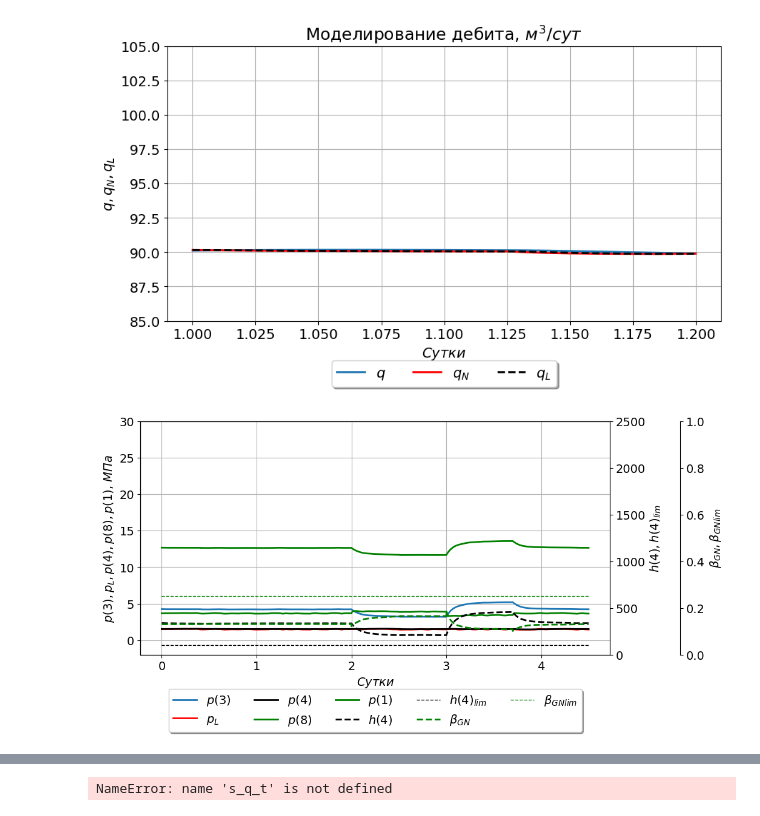
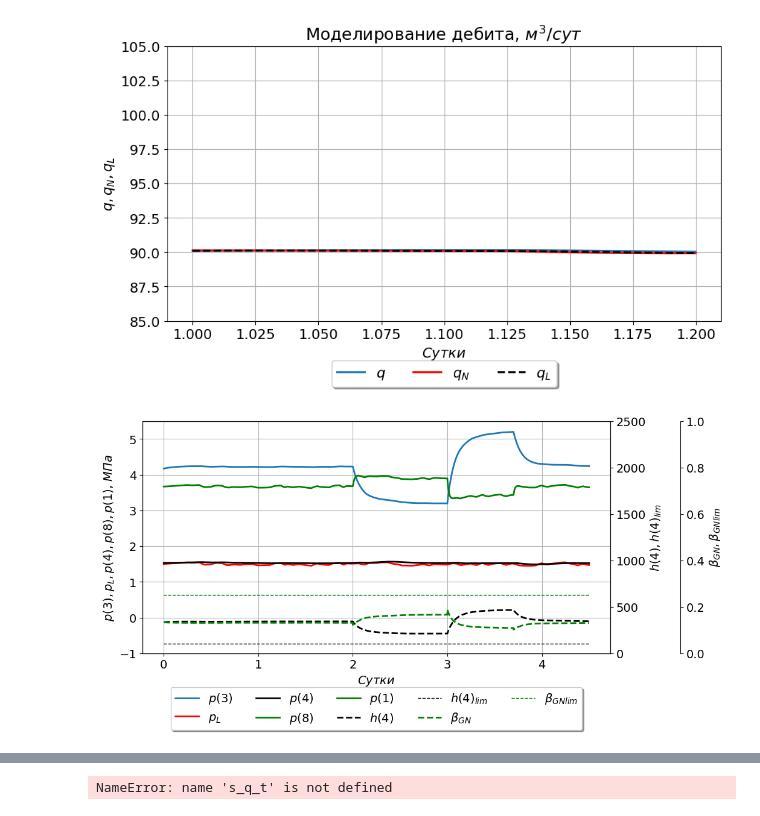
Before and after one commit to IANovoselov/well, a Jupyter notebook: well.ipynb, the cells around one changed output, grey strips where cells are left out. Cells and saved outputs as stored; diff of their text form; code cells hidden in the pictures.

```diff
--- a/well.ipynb
+++ b/well.ipynb
@@ -72,7 +65,7 @@ class Pump:
   H_N = 2000  # уровень подвеса
   q_0 = 90  # номинальный дебит
   h_0 = 2300  # номинальный напор
-  t_N = 0.01  # Постоянная времени насоса
+  t_N = 0.02  # Постоянная времени насоса
 
   # Гидросопротивление
   r_N = 4  # НКТ
@@ -257,17 +250,18 @@ class Well:
       self.p_1 = self.reservoir.p_R - self.reservoir.r_R * self.q
       self.p_2 = self.reservoir.p_R - self.reservoir.r_2 * self.q
 
-      self.b_0 = 1 + ((1-self.oil.betta) * self.oil.G * (0.01/self.oil.G))
+      self.b_0 = 1 + ((1-self.oil.betta) * self.oil.G * (0.001/self.oil.G))
       self.b_1 = (self.b_0 - 1)/(self.params.p_G0 - p_0)
 
-      a = self.b_1 * self.params.alpha_G_3
-      b = self.b_0 - (self.params.alpha_G_3 * self.b_1*self.params.p_G0) - (self.b_1*self.p_1 * self.params.alpha_G_3)
-      c = self.oil.gamma*(self.params.H_R - self.pump.H_N + (self.params.r_K * self.q)) - self.p_1* (self.b_0 - self.params.alpha_G_3* self.b_1*self.params.p_G0)
-      p = np.poly1d([a, b, c])
-      roots = p.roots
-      print(tuple(roots))
-
-      self.p_3 = roots[-1] #self.p_1 - self.oil.gamma*(self.params.H_R - self.pump.H_N + (self.params.r_K * self.q))
+      #a = self.b_1 * self.params.alpha_G_3
+      #b = self.b_0 - (self.params.alpha_G_3 * self.b_1*self.params.p_G0) - (self.b_1*self.p_1 * self.params.alpha_G_3)
+      #c = self.oil.gamma*(self.params.H_R - self.pump.H_N + (self.params.r_K * self.q)) - self.p_1* (self.b_0 - self.params.alpha_G_3* self.b_1*self.params.p_G0)
+      #p = np.poly1d([a, b, c])
+      #roots = p.roots
+      #print(tuple(roots))
+#
+      #self.p_3 = roots[-1]
+      self.p_3 = self.p_1 - self.oil.gamma*(self.params.H_R - self.pump.H_N + (self.params.r_K * self.q))
       self.p_4 = self.p_L + self.params.r_GU * self.params.a_GU * np.sqrt(self.pump.w) * max((self.params.p_G0 - self.p_3), 0) * self.q
 
 
@@ -293,18 +287,16 @@ class Well:
         # Балансировка притока по начальным условиям
         self.balance_inflow(M_q, epsilon)
 
-        self.calc_b_betta_L()
+        self.b_betta_L = self.calc_b_betta_L()
 
         self.p_8 = self.calc_p_8()
 
         # Расчёт подачи
         q_N = self.pump.calc_q_N(oil, self.p_3, self.p_8)
 
-
         self.M_RS = (1 - self.params.k_S*np.sqrt(self.pump.w))* self.params.M_R3
         self.betta_G3 = (self.params.M_R3*(self.params.p_G0 - self.p_3)) / (self.p_3 + self.M_RS*(self.params.p_G0 - self.p_3))
         self.betta_GN = (self.M_RS*(self.params.p_G0 - self.p_3)) / (self.p_3 + self.M_RS*(self.params.p_G0 - self.p_3))
-
 
         self.p_1 = self.calc_p_1()
         self.p_5 = self.calc_p_5()
@@ -313,7 +305,6 @@ class Well:
         self.pump.calc_N(self.oil)
 
         self.save_result(res_object)
-
 
         if self.agzu.enable:
             if p_L_agzu := self.agzu.process(_k, dt, p_L, self.p_L_change_enable):
@@ -364,6 +355,8 @@ class Well:
       #c = self.oil.gamma*(self.params.H_R - self.pump.H_N + (self.params.r_K * self.q)) - self.p_1* (self.b_0 - self.params.alpha_G_3* self.b_1*self.params.p_G0)
       #p = np.poly1d([a, b, c])
       #roots = p.roots
+      #print(tuple(roots))
+##
       #return roots[-1]
       return self.p_4 + (self.oil.gamma/self.b_betta_3) * self.h_4
       #return self.p_5 - (self.pump.w * self.pump.h_0 * (self.oil.gamma/self.b_betta_3) * (self.pump.w * self.pump.lambda_0[self.pump.i] - self.pump.lambda_1[self.pump.i] * (self.pump.q_N/self.pump.q_0)))
@@ -429,6 +422,9 @@ class Well:
 
       res_object['betta_G3'].append(self.betta_G3)
       res_object['betta_GN'].append(self.betta_GN)
+
+      res_object['b_betta_3'].append(self.b_betta_3)
+      res_object['b_betta_L'].append(self.b_betta_L)
 # %%
 # Моделируемые данные, начальные условия
 def get_dict_for_data():
@@ -450,6 +446,8 @@ def get_dict_for_data():
                 'q_L': [],
                 'agzu': [],  # Моменты работы АГЗУ
                 'p_L': [],
+                'b_betta_3': [],
+                'b_betta_L': [],
                 }
 # %%
 oil = Oil()
@@ -691,24 +702,24 @@ build_plot(x, plot_data, 'Моделирование дебита, $м^3/сут$
 # %%
 plot_data = [
              (PlotData(df['p_3'], '', 2, 'p(3)'),
               PlotData(df['p_L'], 'r', 2, 'p_L'),
               PlotData(df['p_4'], 'k', 2, 'p(4)'),
               PlotData(df['p_8'], 'g', 2, 'p(8)'),
               PlotData(df['p_1'], 'g', 2, 'p(1)'),
               ),
 
              (PlotData(df['h_4'], 'k--', 2, 'h(4)'),
               PlotData(pd.Series([h_lim]*k), 'k--', 1, 'h(4)_{lim}')
               ),
 
              (PlotData(df['betta_GN'], 'g--', 2, '\\beta_{GN}'),
               PlotData(pd.Series([betta_G_lim]*k), 'g--', 1, '\\beta_{GNlim}')
               ),
             ]
 
-build_plot(x, plot_data, None, y_scale = [Scale(min=-2, max=30), Scale(min=0, max=2500), Scale(min=0, max=1)], mu='$МПа$')
+build_plot(x, plot_data, None, y_scale = [Scale(min=-1, max=5.5), Scale(min=0, max=2500), Scale(min=0, max=1)], mu='$МПа$')
 # %% [output]
-[figure, old version]
+[figure, new version]
 # %%
 import numpy as np
 import matplotlib.pyplot as plt
```
Also changed, not shown: parts of 23 cells of this notebook.
